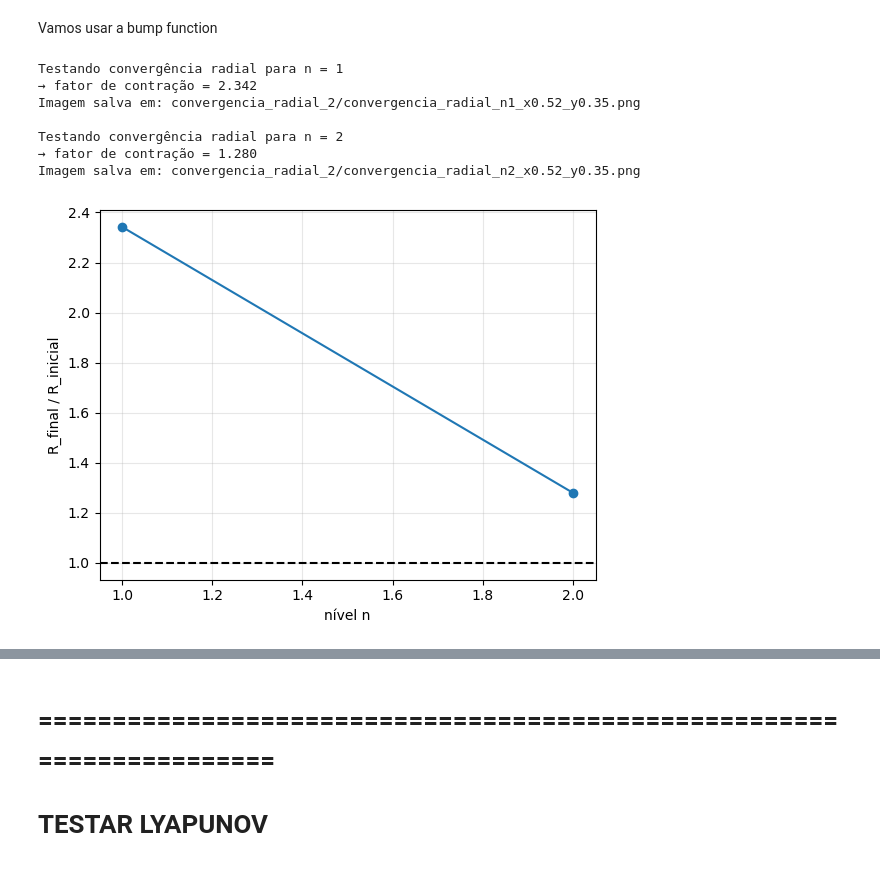
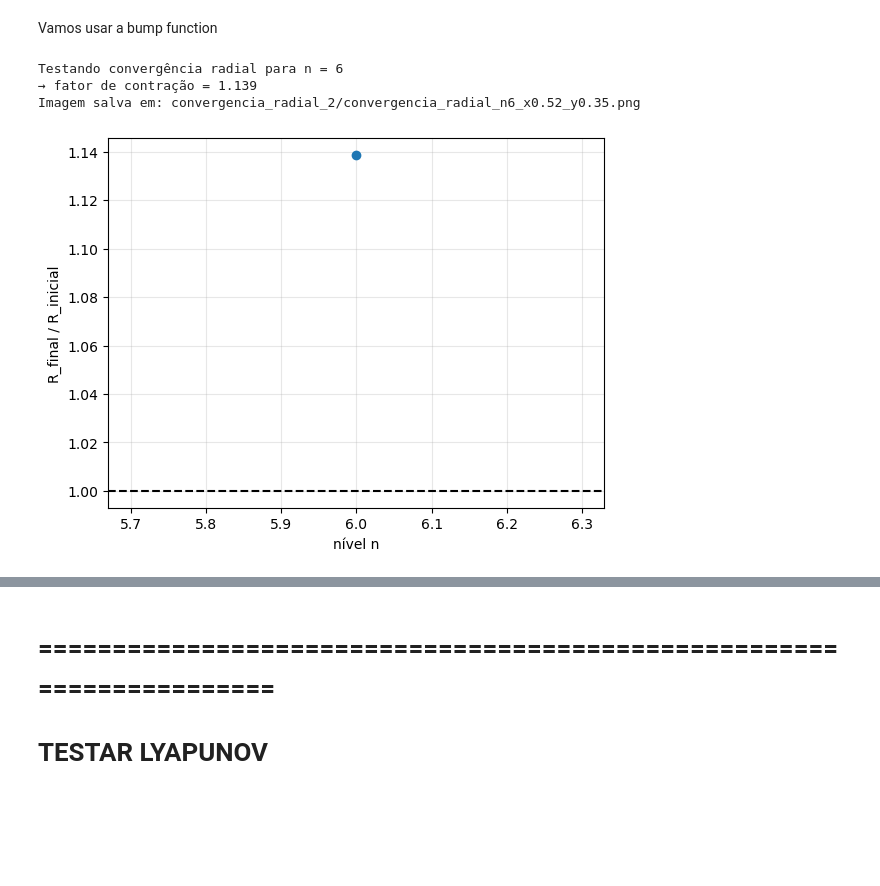
Before and after one commit to C4rl-LP/Turbulence-, a Jupyter notebook: Carlos/Estabilidade_do_campo.ipynb, the cells around one changed output, grey strips where cells are left out. Cells and saved outputs as stored; diff of their text form; code cells hidden in the pictures; blank space fills up the shorter version.

```diff
--- a/Carlos/Estabilidade_do_campo.ipynb
+++ b/Carlos/Estabilidade_do_campo.ipynb
@@ -859,41 +859,38 @@ def testar_convergencia_radial(
         plt.ylabel("y")
         plt.title(
             f"Convergência radial — n = {n}\n"
             f"R_fin / R_ini = {fator:.3f}"
         )
 
         nome_arquivo = os.path.join(
             pasta_saida,
             f"convergencia_radial_n{n}_x{r0[0,0]:.2f}_y{r0[0,1]:.2f}.png"
         )
 
         plt.savefig(nome_arquivo, dpi=200)
         plt.close()
 
         print(f"→ fator de contração = {fator:.3f}")
         print(f"Imagem salva em: {nome_arquivo}")
 
     return resultados
 res = testar_convergencia_radial(
     nivel_max=6,
+    nivel_min=6,
     N_particulas=100,
     r0=r0
 )
 
 plt.plot(res["nivel"], res["fator_contracao"], "-o")
 plt.axhline(1, ls="--", c="k")
 plt.xlabel("nível n")
 plt.ylabel("R_final / R_inicial")
 plt.grid(alpha=0.3)
 # %% [output]
-Testando convergência radial para n = 1
-→ fator de contração = 2.342
-Imagem salva em: convergencia_radial_2/convergencia_radial_n1_x0.52_y0.35.png
-
-Testando convergência radial para n = 2
-→ fator de contração = 1.280
-Imagem salva em: convergencia_radial_2/convergencia_radial_n2_x0.52_y0.35.png
+Testando convergência radial para n = 6
+→ fator de contração = 1.139
+Imagem salva em: convergencia_radial_2/convergencia_radial_n6_x0.52_y0.35.png
-[figure, old version]
+[figure, new version]
 # %%
 def testar_estabilidade_2(
     nivel_max,
```
Also changed, not shown: parts of 1 cell of this notebook, 7 other files.
